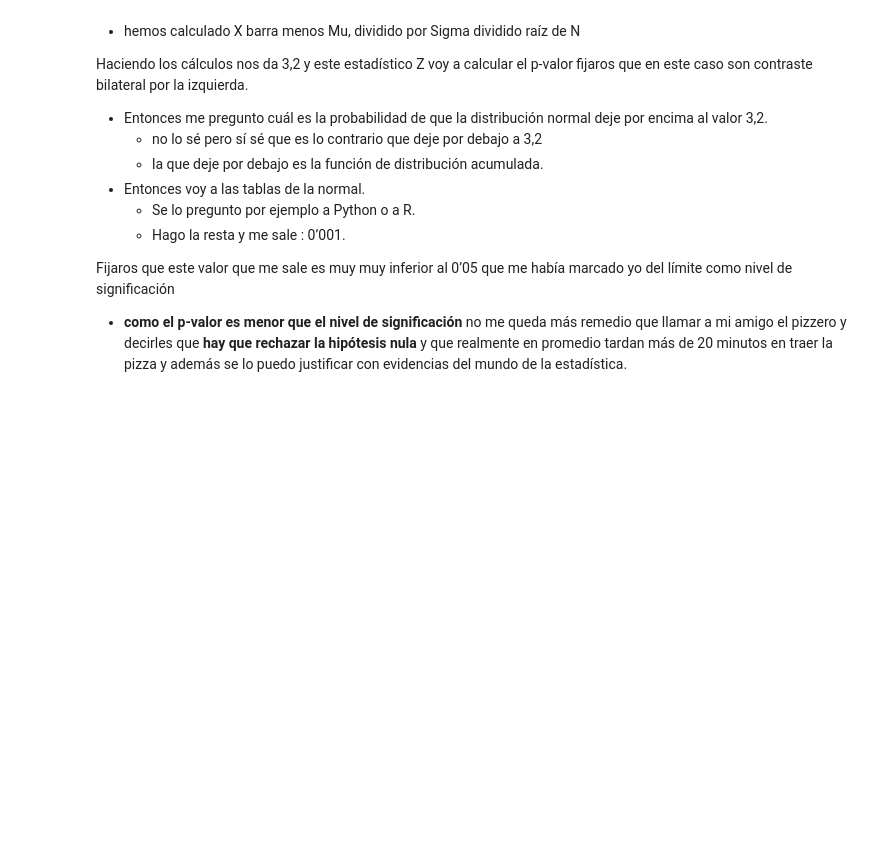
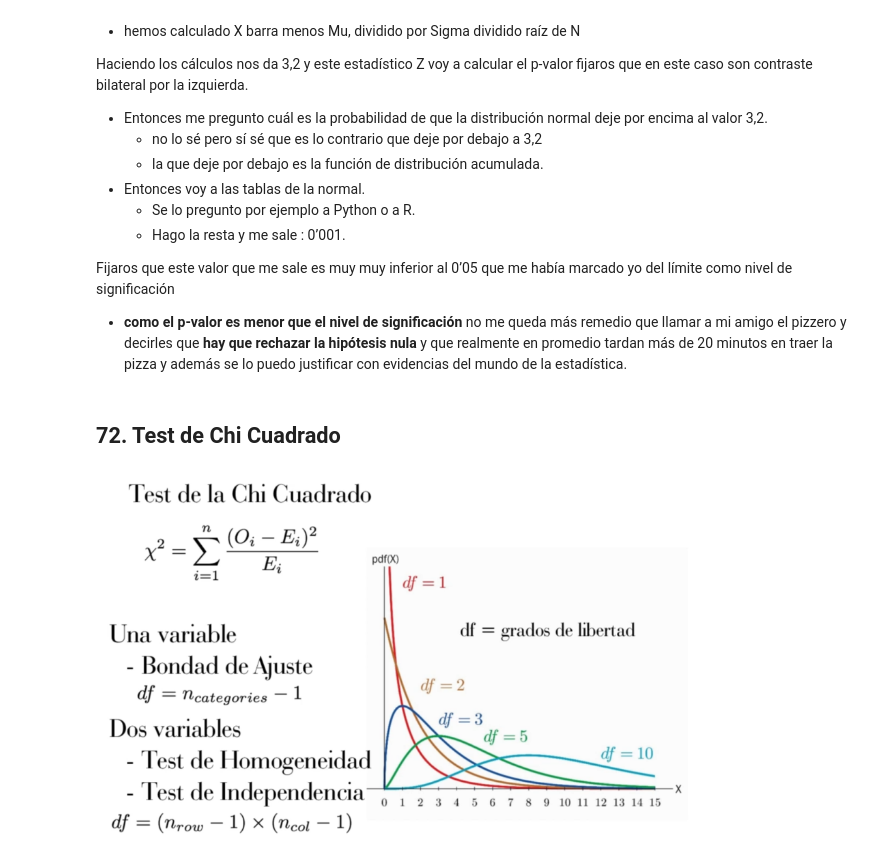
Before and after one commit to SPoVi/DataScience_Python, a Jupyter notebook: my_notes/Sección 6 - Conceptos básicos de estadística para la modelización predictiva.ipynb, the cells around one changed output. Cells and saved outputs as stored; diff of their text form; code cells hidden in the pictures; blank space fills up the shorter version.

Commit message:
Update - Sección 6 - Conceptos básicos de estadística para la modelización predictiva.ipynb 72. Test de Chi Cuadrado

```diff
--- a/my_notes/Sección 6 - Conceptos básicos de estadística para la modelización predictiva.ipynb
+++ b/my_notes/Sección 6 - Conceptos básicos de estadística para la modelización predictiva.ipynb
@@ -296,3 +296,10 @@ Haciendo los cálculos nos da 3,2 y este estadístico Z voy a calcular el p-valo
 
 Fijaros que este valor que me sale es muy muy inferior al 0’05 que me había marcado yo del límite como nivel de significación
 -	__como el p-valor es menor que el nivel de significación__ no me queda más remedio que llamar a mi amigo el pizzero y decirles que __hay que rechazar la hipótesis nula__ y que realmente en promedio tardan más de 20 minutos en traer la pizza y además se lo puedo justificar con evidencias del mundo de la estadística.
+# %% [markdown]
+## 72. Test de Chi Cuadrado
+# %%
+from IPython.display import Image
+Image(filename="/Users/snopv/PycharmProjects/DataScience_Python/my_notes/images/72_1.png",  width=600, height=300)
+# %% [output]
+[figure, added]
```
Also changed, not shown: parts of 7 cells of this notebook, 3 other files.
